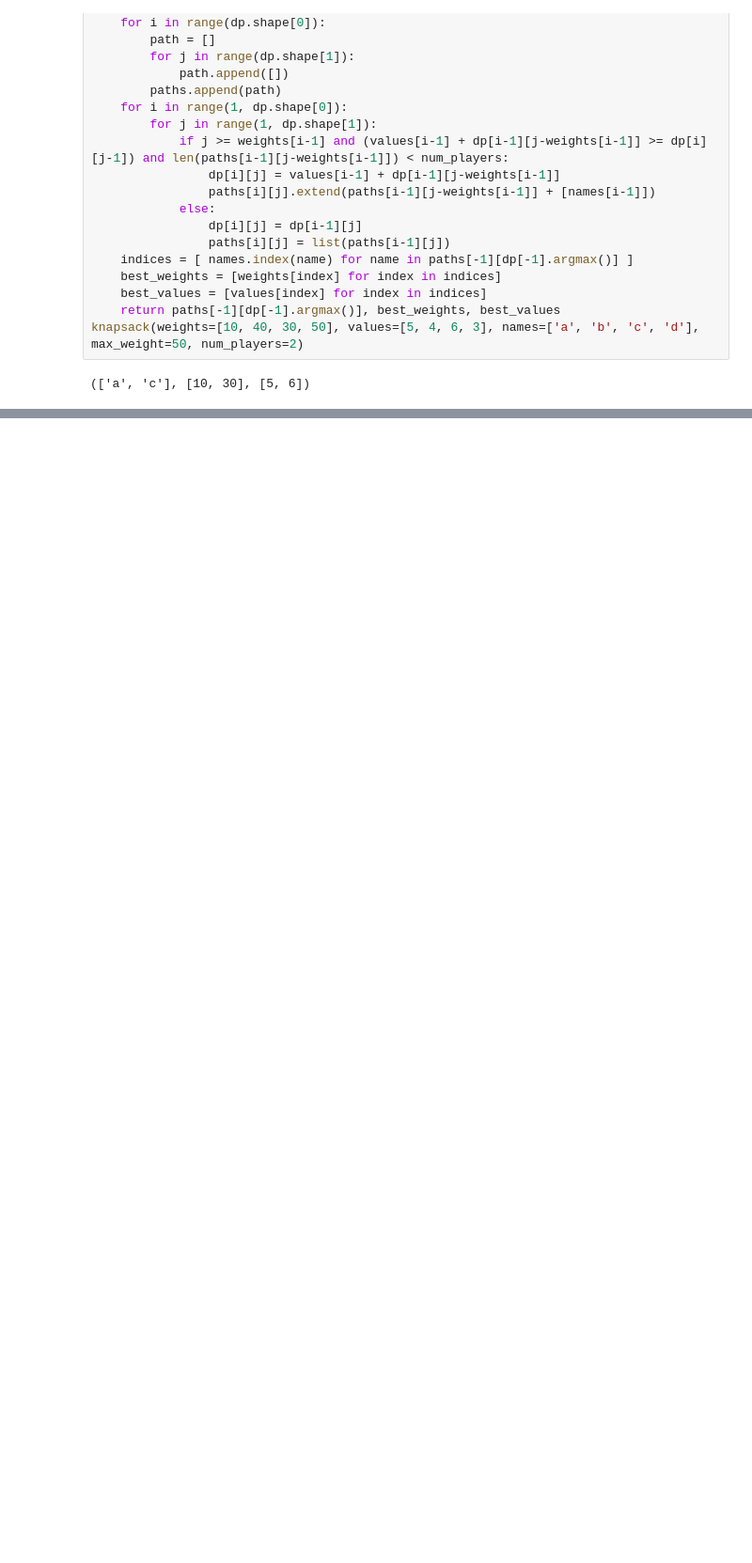
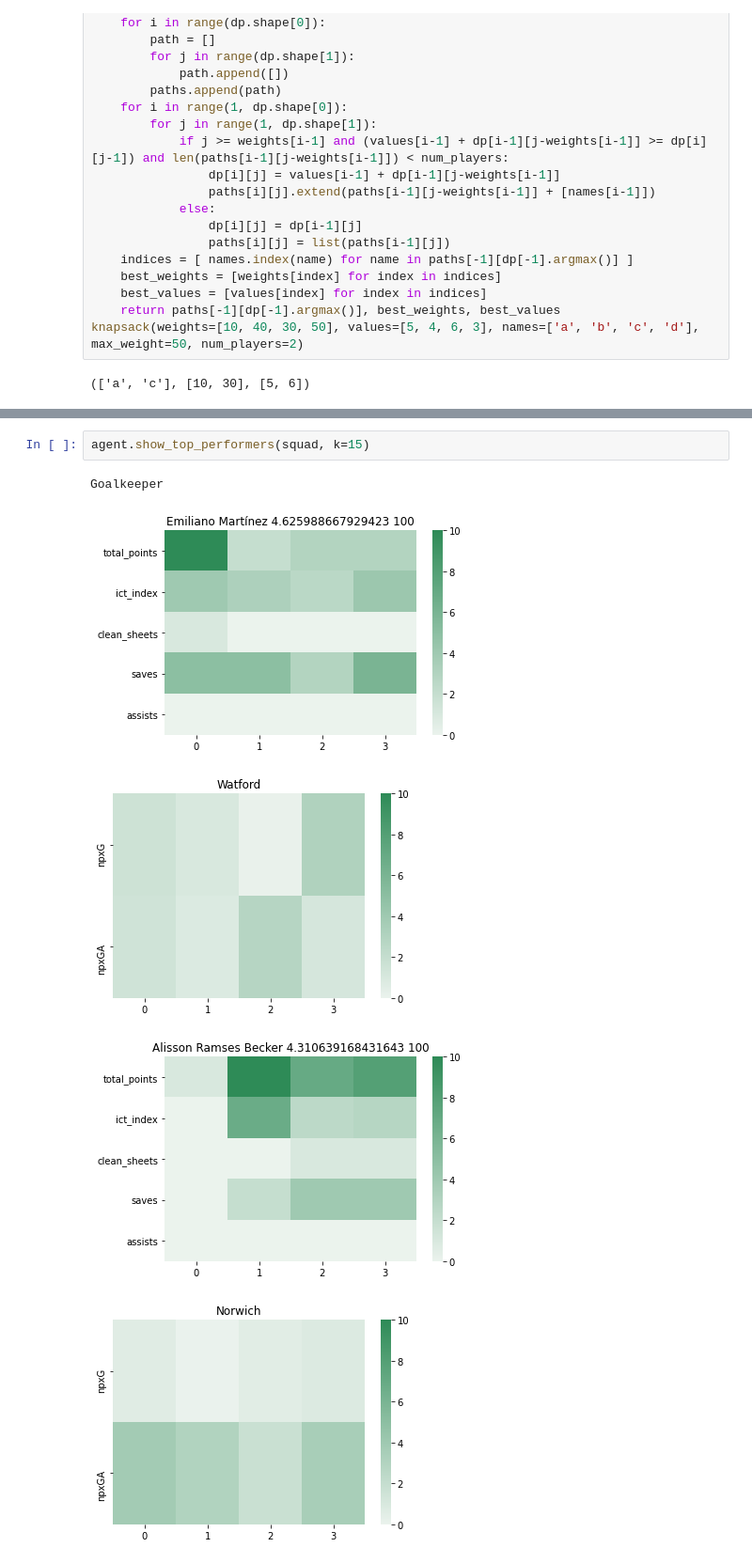
Before and after one commit to ajayrfhp/Control, a Jupyter notebook: Control_FPL/wildcard.ipynb, the cells around one changed output, grey strips where cells are left out. Shown at 94% size. Saved outputs shown, nothing was run; the diff lists cells and outputs as text; blank space fills up the shorter version.

```diff
--- a/Control_FPL/wildcard.ipynb
+++ b/Control_FPL/wildcard.ipynb
@@ -170,0 +177,8 @@ Emile Smith Rowe 0.9560983107391267 Midfielder
+# %%
+agent.show_top_performers(squad, k=15)
+# %% [output]
+Goalkeeper
+[figure, added]
+[figure, added]
+[figure, added]
+[figure, added]
```
Also changed, not shown: parts of 5 cells of this notebook, 1 other file.
